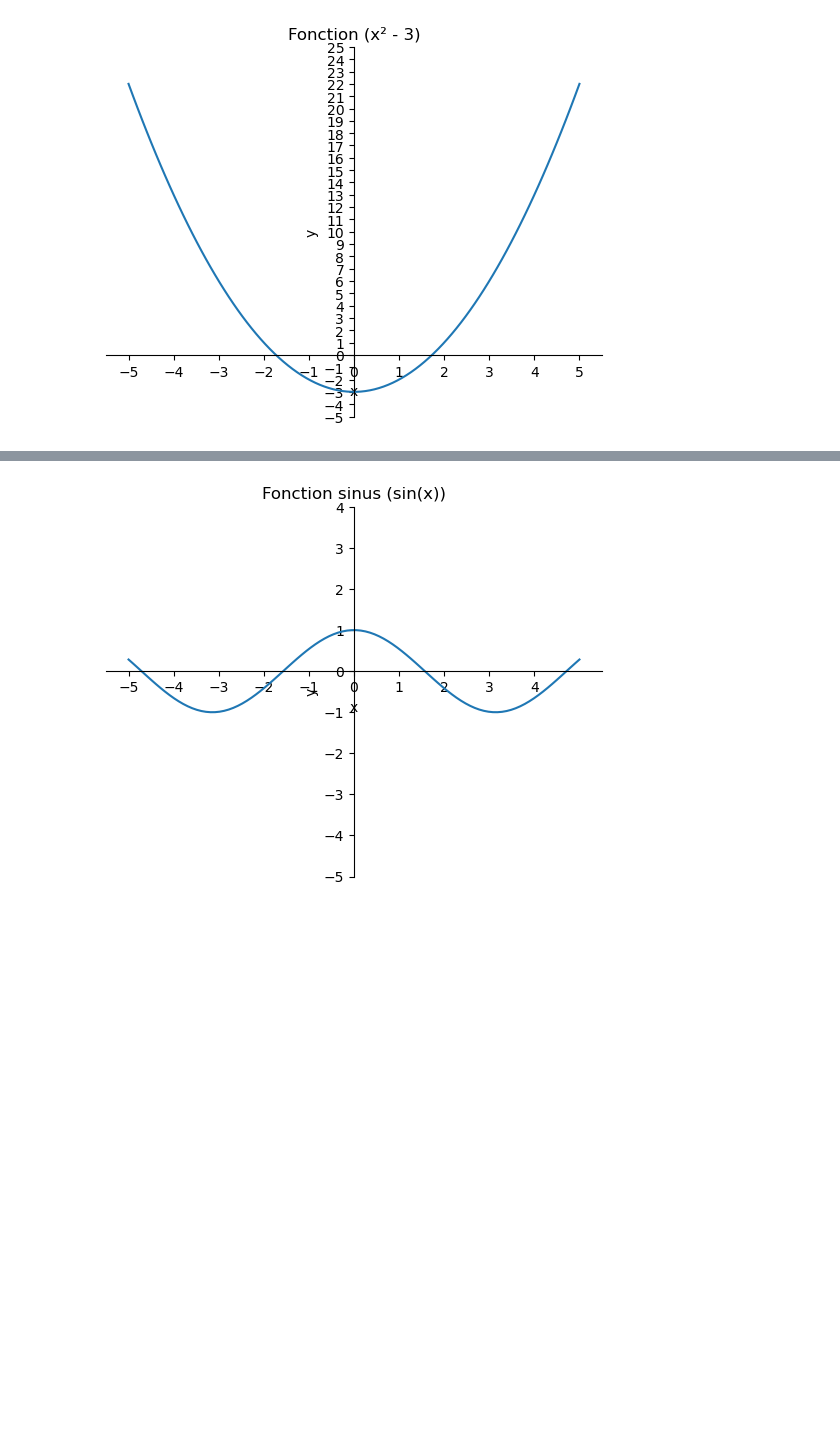
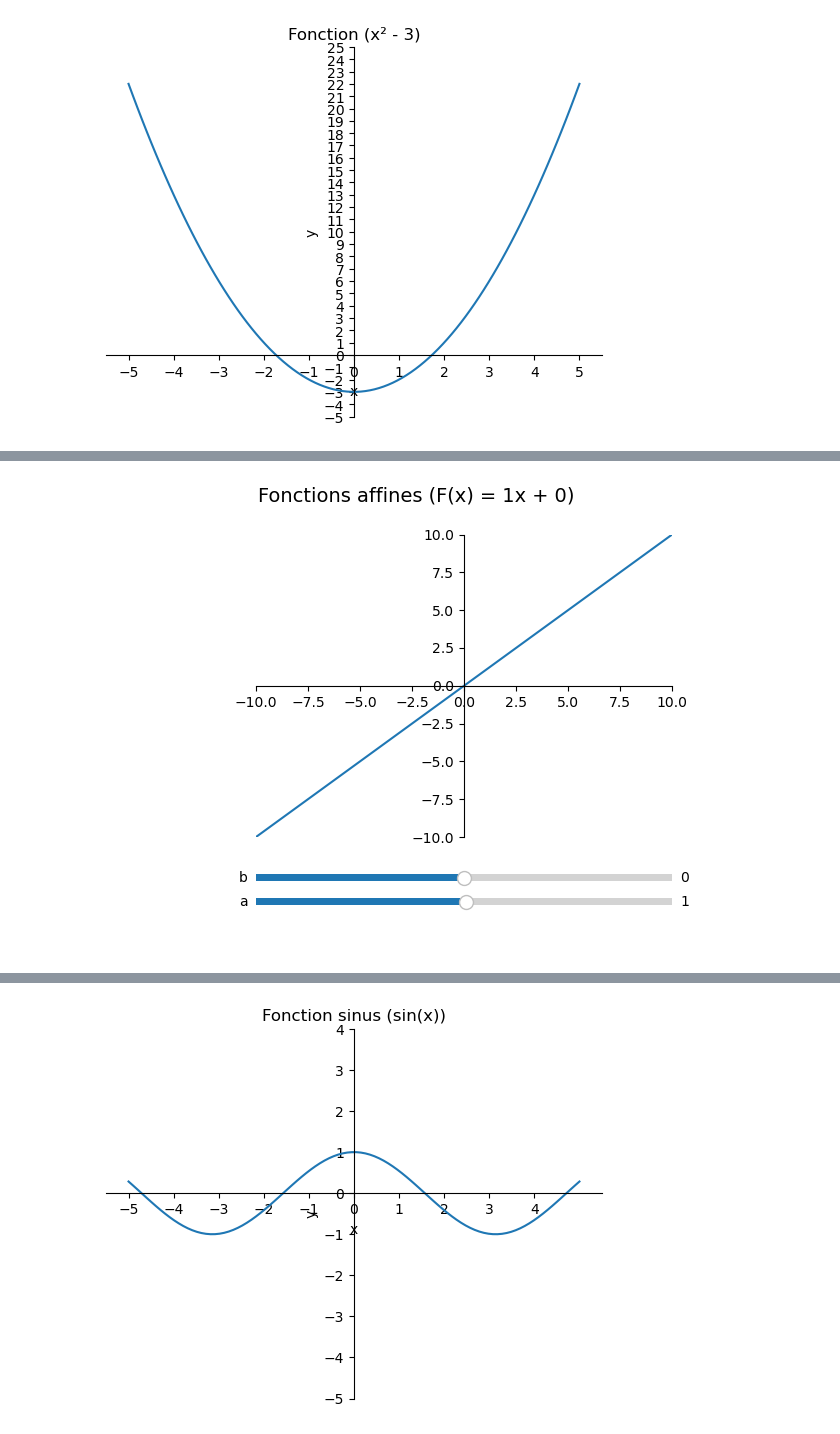
Before and after one commit to adann0/maths, a Jupyter notebook: 5. Analyse et systèmes dynamiques/A. Approche élémentaire des fonctions/02. Fonctions.ipynb, the cells around one changed output, grey strips where cells are left out. Saved outputs shown, nothing was run; the diff lists cells and outputs as text; code cells hidden in the pictures; blank space fills up the shorter version.

```diff
--- a/3. Analyse et systèmes dynamiques/A. Approche élémentaire des fonctions/1. Fonctions.ipynb
+++ b/5. Analyse et systèmes dynamiques/A. Approche élémentaire des fonctions/02. Fonctions.ipynb
@@ -407,0 +391,53 @@ $f(x) = sin(x)$
+# %%
+%matplotlib widget
+import matplotlib.pyplot as plt
+from matplotlib.widgets import Slider
+
+# Créer la figure et les axes
+fig, ax = plt.subplots()
+plt.subplots_adjust(left=0.25, bottom=0.25)
+ax.set_xlim(-10, 10)
+ax.set_ylim(-10, 10)
+
+# Coefficients initiaux pour a et b
+a_init = 1
+b_init = 0
+
+# Créer la fonction affine et le tracé initial
+x = range(-10, 11)
+y = [a_init * xi + b_init for xi in x]
+line, = ax.plot(x, y)
+
+# Créer les curseurs pour a et b
+axcolor = 'lightgoldenrodyellow'
+ax_a = plt.axes([0.25, 0.1, 0.65, 0.03], facecolor=axcolor)
+ax_b = plt.axes([0.25, 0.15, 0.65, 0.03], facecolor=axcolor)
+slider_a = Slider(ax_a, 'a', -100, 100, valinit=a_init)
+slider_b = Slider(ax_b, 'b', -10, 10, valinit=b_init)
+
+# Fonction pour mettre à jour le tracé
+def update(val):
+    a = slider_a.val
+    b = slider_b.val
+    y = [a * xi + b for xi in x]
+    line.set_ydata(y)
+    fig.canvas.draw_idle()
+    fig.suptitle(f'Fonctions affines (F(x) = {int(a)}x + {int(b)})', fontsize=14)
+
+# Régler les bords des axes pour se croiser en zéro
+ax.spines['left'].set_position(('data', 0))
+ax.spines['bottom'].set_position(('data', 0))
+ax.spines['right'].set_color('none')
+ax.spines['top'].set_color('none')
+
+# Lier les curseurs à la fonction de mise à jour
+slider_a.on_changed(update)
+slider_b.on_changed(update)
+
+# Met un titre au graph
+fig.suptitle(f'Fonctions affines (F(x) = {int(a_init)}x + {int(b_init)})', fontsize=14)
+
+# Afficher la figure
+plt.show()
+# %% [output]
+[figure, added]
```
Also changed, not shown: parts of 3 cells of this notebook, 32 other files.
